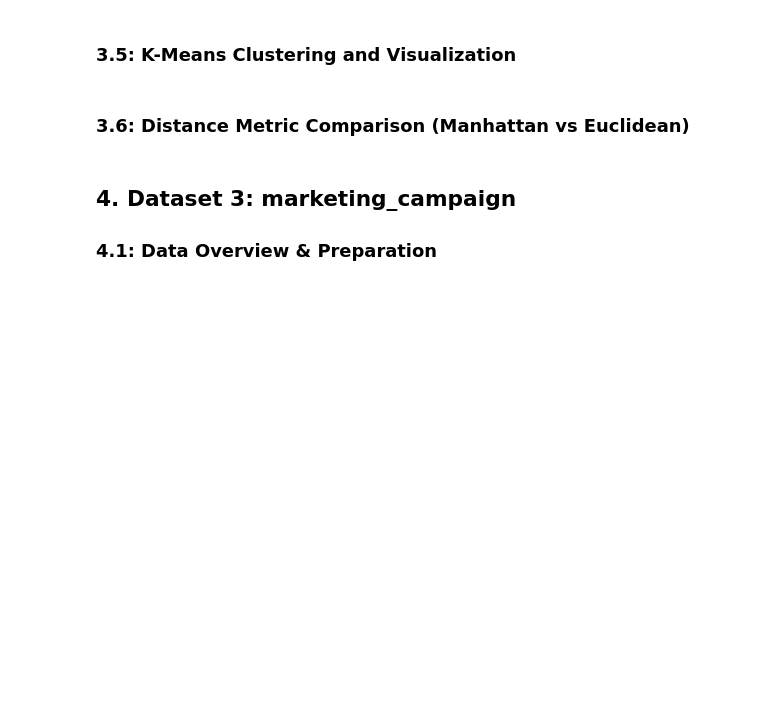
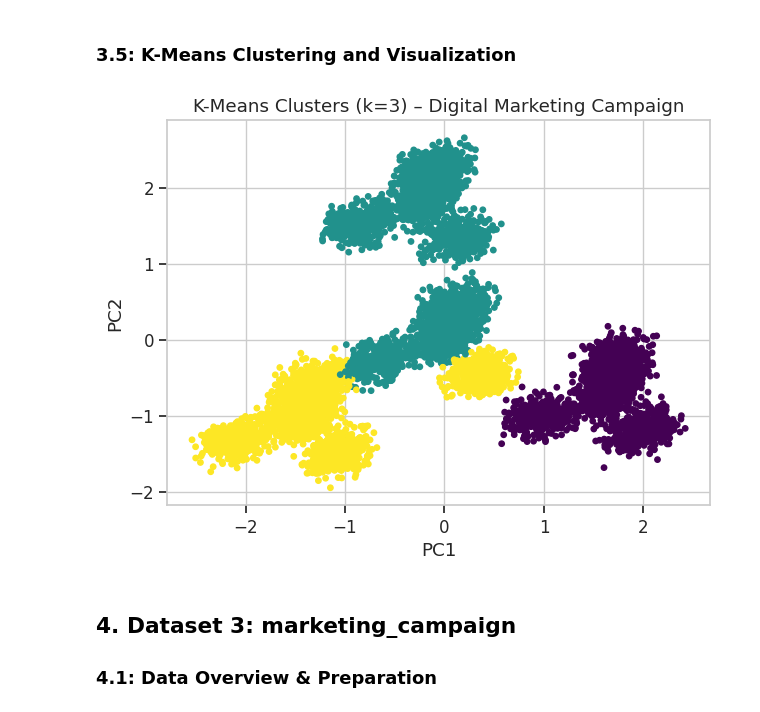
Before and after one commit to paumar2/Capstone-Customer-Churn-BU, a Jupyter notebook: week10_clustering_pt1_notebook.ipynb, the cells around one changed output. Cells and saved outputs as stored; diff of their text form; code cells hidden in the pictures; blank space fills up the shorter version.

```diff
--- a/week10_clustering_pt1_notebook.ipynb
+++ b/week10_clustering_pt1_notebook.ipynb
@@ -152,10 +134,14 @@ compare_distance_metrics(X_cc_scaled, "Customer Churn")
 ### 3.1: Data Overview & Preparation
 # %%
 digital_marketing = pd.read_csv("digital_marketing_campaign_dataset.csv")
+#drop null rows
+digital_marketing.dropna(inplace=True)
+#drop CustomerID col (irrelevant)
+digital_marketing = digital_marketing.drop('CustomerID', axis=1)
 X = pd.get_dummies(digital_marketing.drop("Conversion", axis=1, errors="ignore"), drop_first=True)
 y = digital_marketing["Conversion"] if "Conversion" in digital_marketing.columns else None
 
-X_dm, X_dm_scaled, y_dm = preprocess(digital_marketing, 'Response')
+X_dm, X_dm_scaled, y_dm = preprocess(digital_marketing, 'Conversion')
 # %% [markdown]
 ### 3.2 Elbow Method
 # %%
@@ -171,6 +163,6 @@ plot_pca_variance(X_dm_scaled, "Digital Marketing Campaign")
 # %% [markdown]
 ### 3.5: K-Means Clustering and Visualization
 # %%
-kmeans_visualize(X_dm_scaled, "Digital Marketing Campaign")
+kmeans_visualize(X_dm_scaled, "Digital Marketing Campaign", 3)
+# %% [output]
+[figure, added]
-# %% [markdown]
-### 3.6: Distance Metric Comparison (Manhattan vs Euclidean)
```
Also changed, not shown: parts of 18 cells of this notebook.
